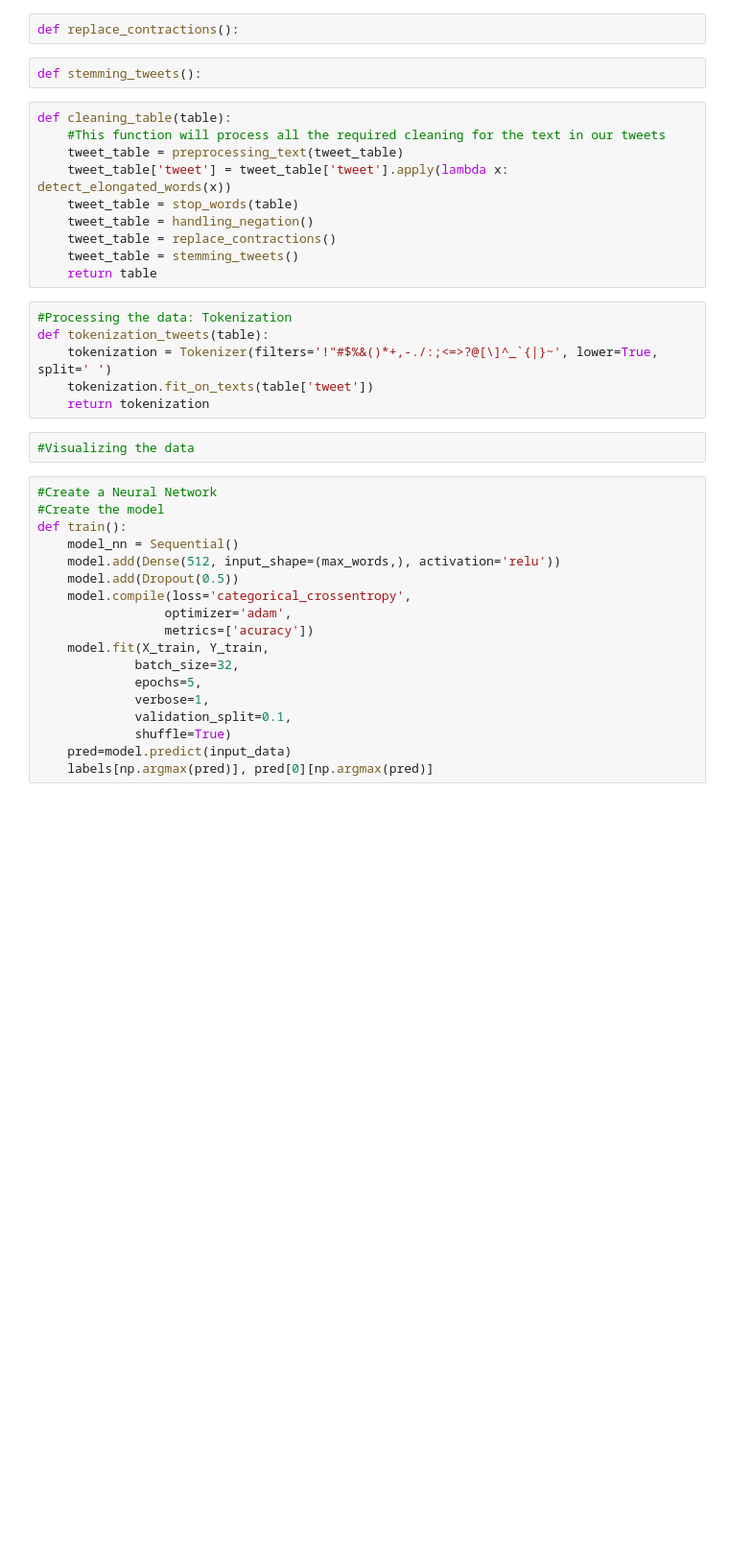
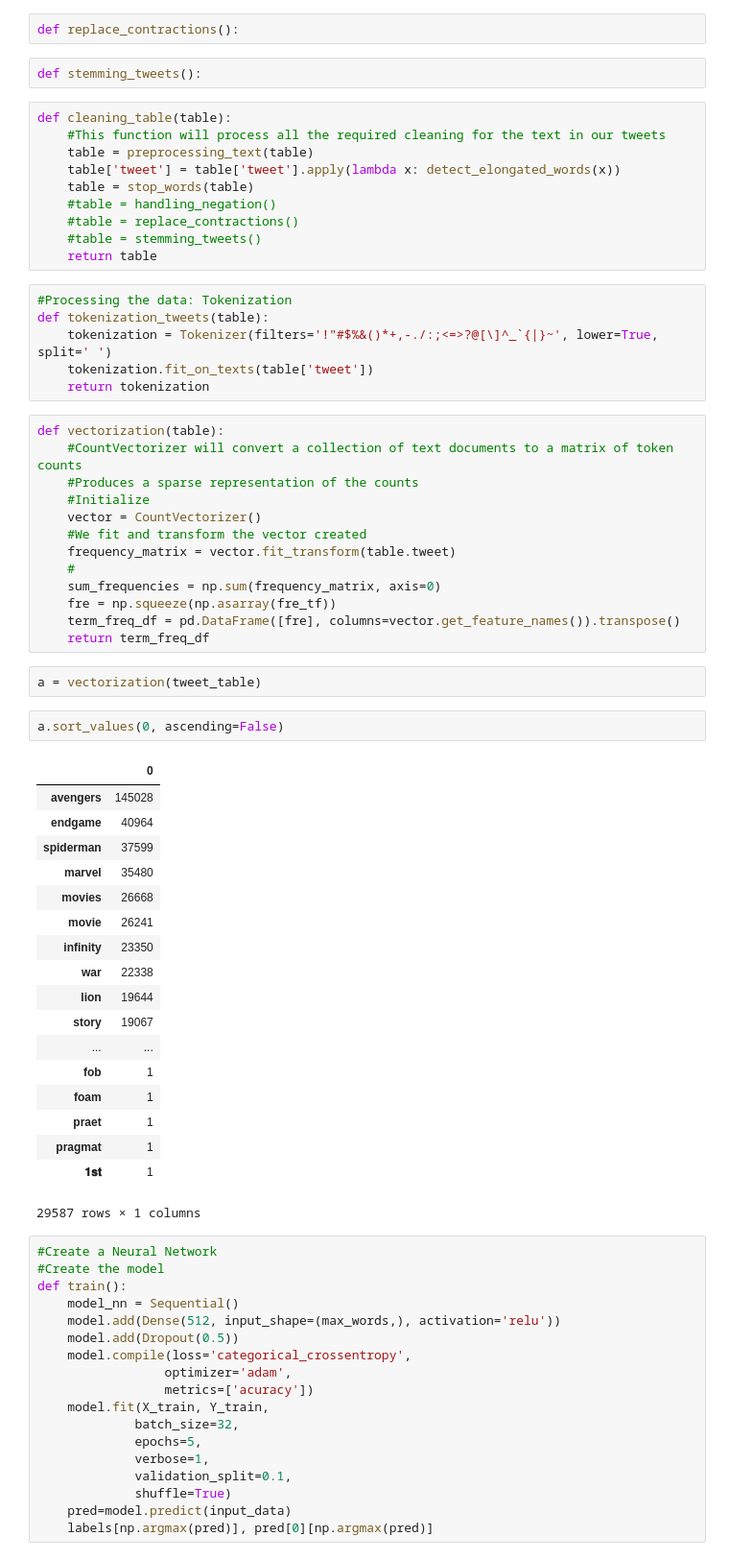
Before and after one commit to ugis22/analysing_twitter, a Jupyter notebook: Analysis of Twitter.ipynb, the cells around one changed output. Shown at 96% size. Saved outputs shown, nothing was run; the diff lists cells and outputs as text; blank space fills up the shorter version.

```diff
--- a/Analysis of Twitter.ipynb
+++ b/Analysis of Twitter.ipynb
@@ -97,12 +103,12 @@ def stemming_tweets():
 # %%
 def cleaning_table(table):
     #This function will process all the required cleaning for the text in our tweets
-    tweet_table = preprocessing_text(tweet_table)
-    tweet_table['tweet'] = tweet_table['tweet'].apply(lambda x: detect_elongated_words(x))
-    tweet_table = stop_words(table)
-    tweet_table = handling_negation()
-    tweet_table = replace_contractions()
-    tweet_table = stemming_tweets()
+    table = preprocessing_text(table)
+    table['tweet'] = table['tweet'].apply(lambda x: detect_elongated_words(x))
+    table = stop_words(table)
+    #table = handling_negation()
+    #table = replace_contractions()
+    #table = stemming_tweets()
     return table
 # %%
 #Processing the data: Tokenization
@@ -110,8 +116,42 @@ def tokenization_tweets(table):
     tokenization = Tokenizer(filters='!"#$%&()*+,-./:;<=>?@[\]^_`{|}~', lower=True, split=' ')
     tokenization.fit_on_texts(table['tweet'])
     return tokenization
-# %%
-#Visualizing the data
+# %%
+def vectorization(table):
+    #CountVectorizer will convert a collection of text documents to a matrix of token counts
+    #Produces a sparse representation of the counts
+    #Initialize
+    vector = CountVectorizer()
+    #We fit and transform the vector created
+    frequency_matrix = vector.fit_transform(table.tweet)
+    #
+    sum_frequencies = np.sum(frequency_matrix, axis=0)
+    fre = np.squeeze(np.asarray(fre_tf))
+    term_freq_df = pd.DataFrame([fre], columns=vector.get_feature_names()).transpose()
+    return term_freq_df
+# %%
+a = vectorization(tweet_table)
+# %%
+a.sort_values(0, ascending=False)
+# %% [output]
+|  | 0 |
+| avengers | 145028 |
+| endgame | 40964 |
+| spiderman | 37599 |
+| marvel | 35480 |
+| movies | 26668 |
+| movie | 26241 |
+| infinity | 23350 |
+| war | 22338 |
+| lion | 19644 |
+| story | 19067 |
+| ... | ... |
+| fob | 1 |
+| foam | 1 |
+| praet | 1 |
+| pragmat | 1 |
+| 𝟏𝐬𝐭 | 1 |
+29587 rows × 1 columns
 # %%
 #Create a Neural Network
 #Create the model
```
Also changed, not shown: parts of 5 cells of this notebook.
